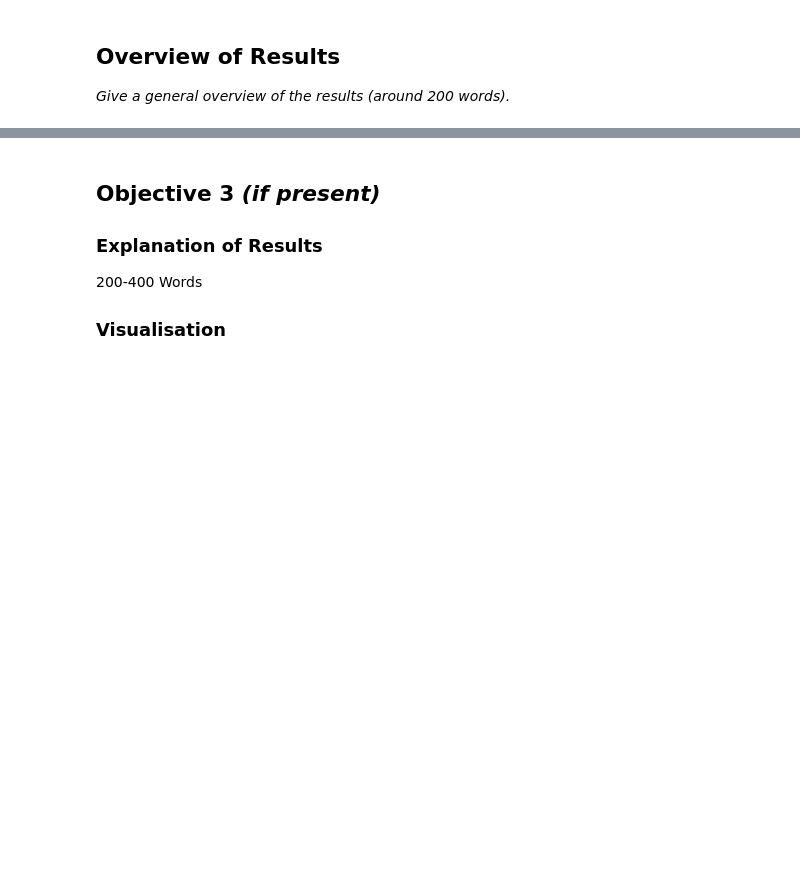
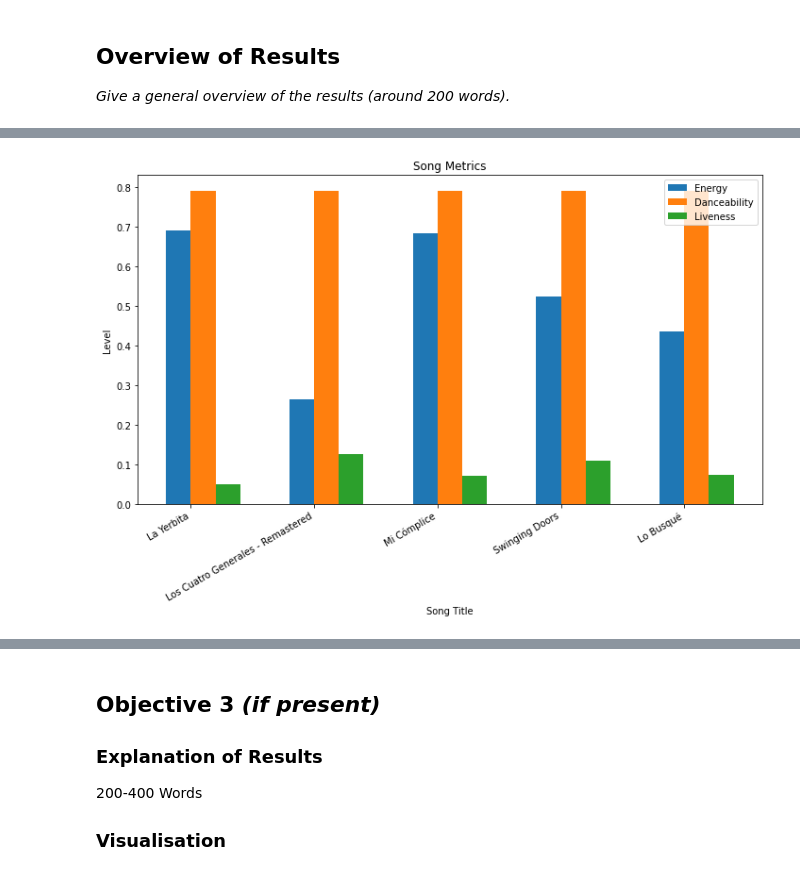
Before and after one commit to SarahSmith1996/P4DS-CW3, a Jupyter notebook: Programming for Data Science.ipynb, the cells around one changed output, grey strips where cells are left out. Drawn from its saved outputs; the diff is of its cells as text; code cells hidden in the pictures; blank space fills up the shorter version.

```diff
--- a/Programming for Data Science.ipynb
+++ b/Programming for Data Science.ipynb
@@ -595 +598,30 @@ df.plot(kind='bar')
+# %%
+small_DF = filtered_df.loc[filtered_df.index[0:num_songs]]
+
+labels = small_DF['name'] #labels of the bars
+energy_levels = small_DF['energy'] #energy levels
+dance_levels= small_DF['danceability'] #dance levels
+liveness_levels = small_DF['liveness'] #liveness levels
+
+x = np.arange(len(labels))  #get values for interval
+bar_w = 0.2  # set width of bars
+
+f, ax = plt.subplots(figsize = (10,7)) #make the plot, custom size
+bar1 = ax.bar(x - bar_w/2, energy_levels, bar_w, label='Energy') #set the bars
+bar2 = ax.bar(x + bar_w/2, dance_levels, bar_w, label='Danceability')
+bar3 = ax.bar(x + 3*(bar_w/2), liveness_levels, bar_w, label='Liveness')
+
+# Adding text
+ax.set_ylabel('Level')
+ax.set_xlabel('Song Title')
+ax.set_title('Song Metrics')
+ax.set_xticks(x)
+ax.set_xticklabels(labels)
+ax.legend()
+f.autofmt_xdate() #make space for the labels
+
+f.tight_layout()
+plt.show() #display the graph
+# %% [output]
+[figure, added]
 # %% [markdown]
```
Also changed, not shown: parts of 7 cells of this notebook.
